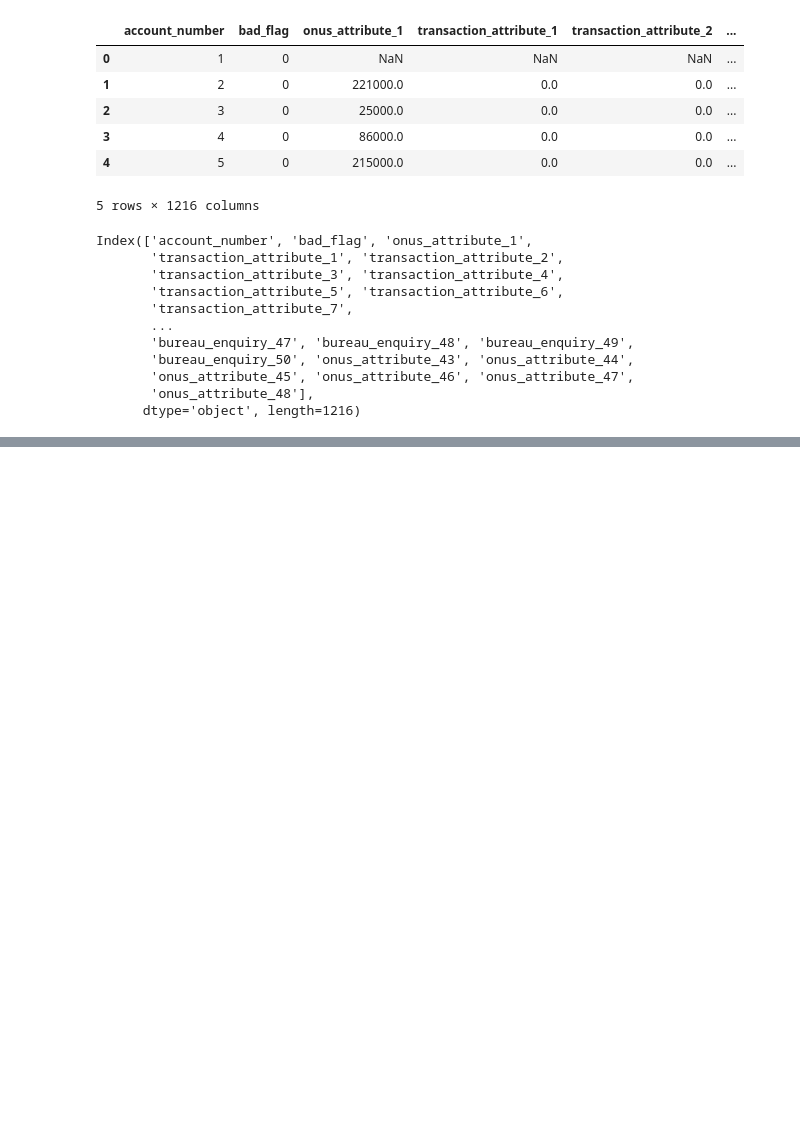
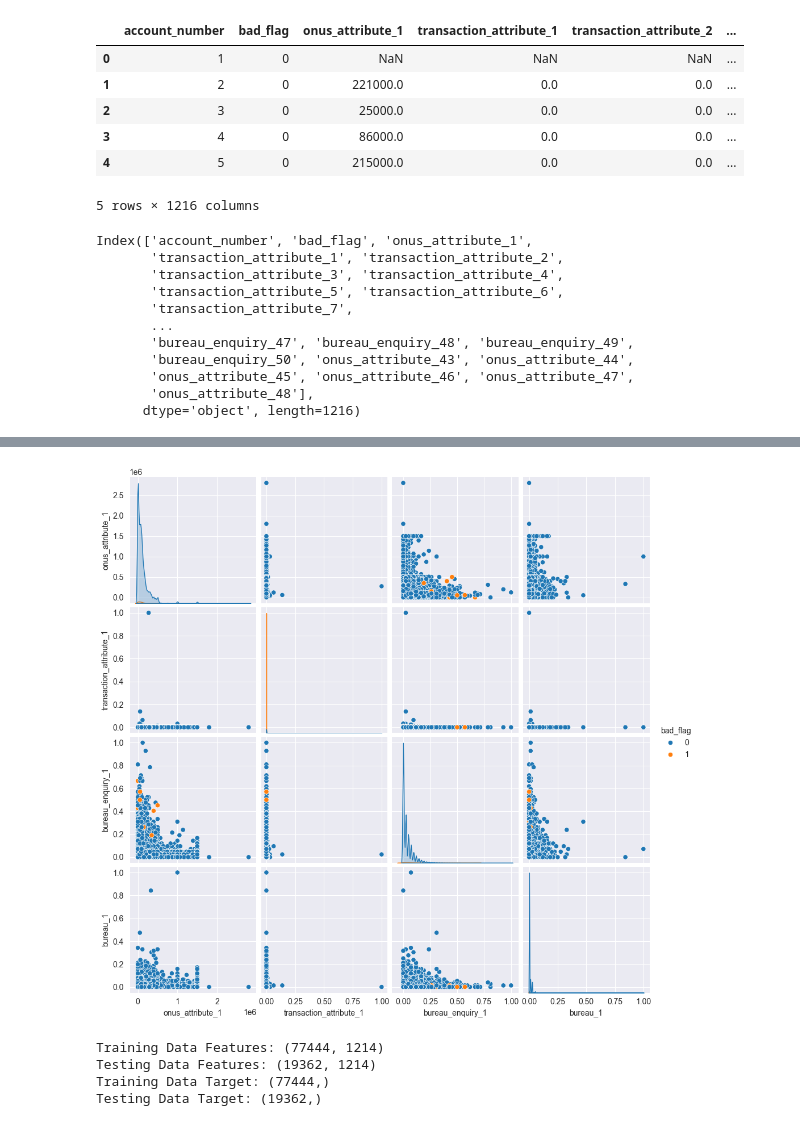
Before and after one commit to yashkk07/Convolve-3.0, a Jupyter notebook: hackathon.ipynb, the cells around one changed output, grey strips where cells are left out. Saved outputs shown, nothing was run; the diff lists cells and outputs as text; code cells hidden in the pictures; blank space fills up the shorter version.

```diff
--- a/hackathon.ipynb
+++ b/hackathon.ipynb
@@ -33,0 +146,27 @@ Index(['account_number', 'bad_flag', 'onus_attribute_1',
+# %%
+selected_columns = ['onus_attribute_1', 'transaction_attribute_1', 'bureau_enquiry_1', 'bureau_1']
+
+# Create the pairplot
+sns.pairplot(df_normalized[selected_columns + ['bad_flag']], hue='bad_flag')
+
+# Show the plot
+plt.show()
+# %% [output]
+[figure, added]
+# %%
+X = df_normalized.drop(columns=['account_number','bad_flag'])
+y = df_normalized['bad_flag']  # Target variable
+
+# Split the data into 80% training and 20% testing
+X_train, X_test, y_train, y_test = train_test_split(X, y, test_size=0.2, random_state=97)
+
+# Check the shape of the resulting splits
+print(f"Training Data Features: {X_train.shape}")
+print(f"Testing Data Features: {X_test.shape}")
+print(f"Training Data Target: {y_train.shape}")
+print(f"Testing Data Target: {y_test.shape}")
+# %% [output]
+Training Data Features: (77444, 1214)
+Testing Data Features: (19362, 1214)
+Training Data Target: (77444,)
+Testing Data Target: (19362,)
```
Also changed, not shown: parts of 10 cells of this notebook.
